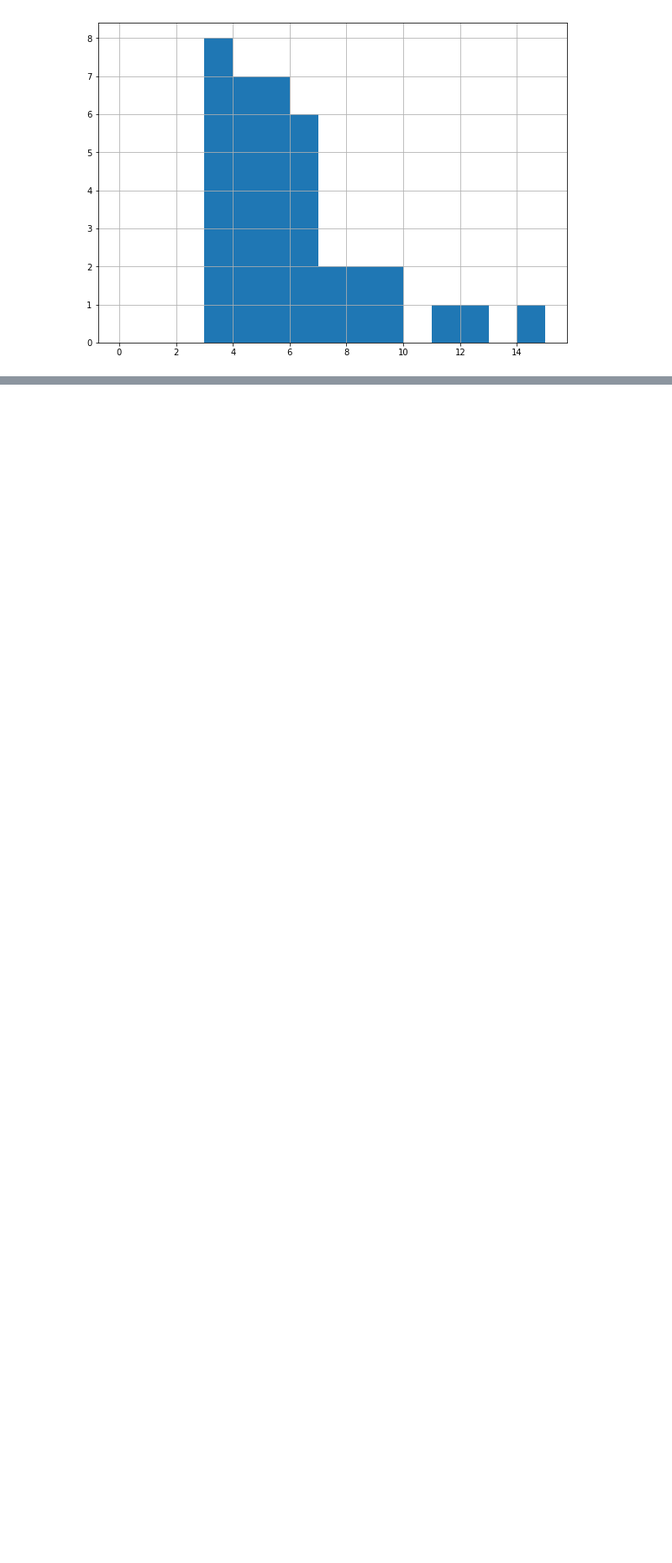
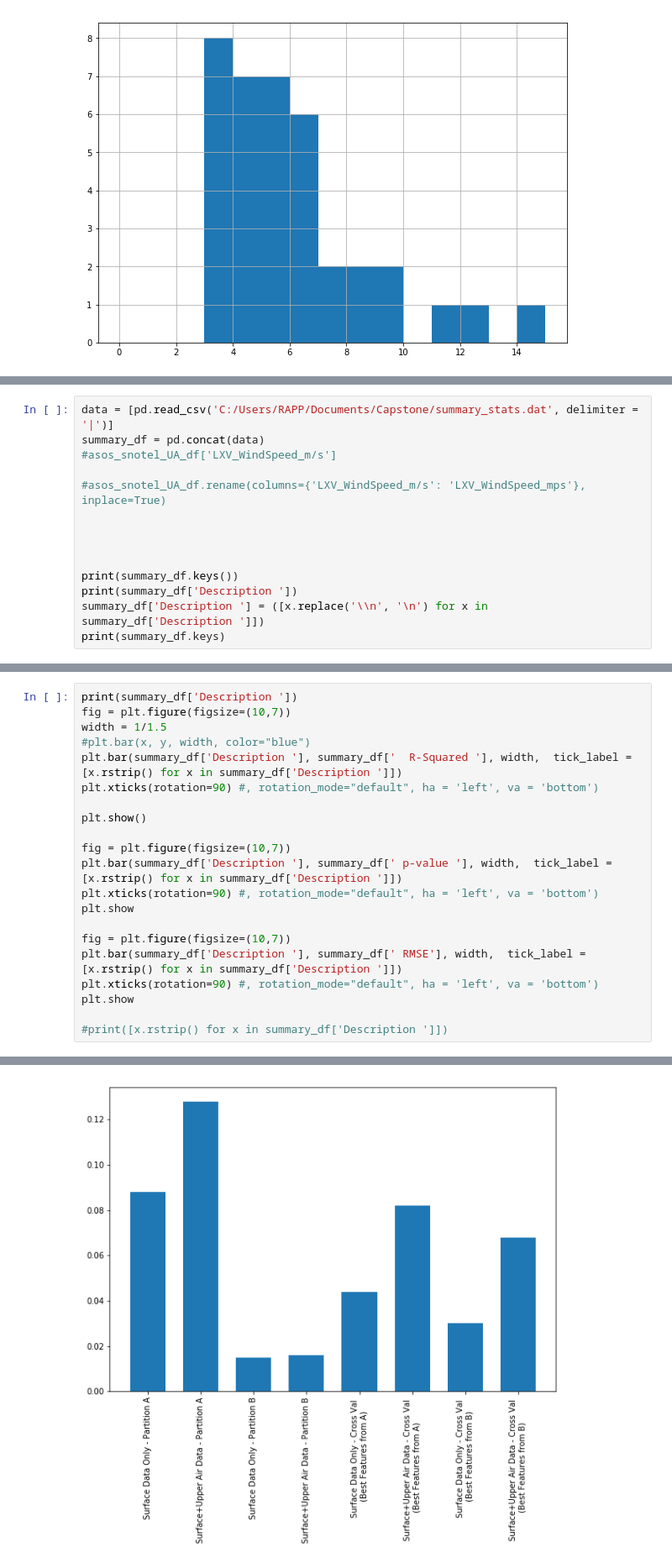
Before and after one commit to dustinrapp/Capstone_Springboard_Intermediate_Python, a Jupyter notebook: Projects/4_Snowfall_Event_Stats.ipynb, the cells around one changed output, grey strips where cells are left out. Shown at 84% size. Saved outputs shown, nothing was run; the diff lists cells and outputs as text; blank space fills up the shorter version.

```diff
--- a/Projects/4_Snowfall_Event_Stats.ipynb
+++ b/Projects/4_Snowfall_Event_Stats.ipynb
@@ -301,0 +309,14 @@ plt.savefig('C:/Users/RAPP/Documents/Capstone/Report/figs/snowfall_histogram.png
+# %%
+data = [pd.read_csv('C:/Users/RAPP/Documents/Capstone/summary_stats.dat', delimiter = '|')]
+summary_df = pd.concat(data)
+#asos_snotel_UA_df['LXV_WindSpeed_m/s']
+
+#asos_snotel_UA_df.rename(columns={'LXV_WindSpeed_m/s': 'LXV_WindSpeed_mps'}, inplace=True)
+
+
+
+
+print(summary_df.keys())
+print(summary_df['Description '])
+summary_df['Description '] = ([x.replace('\\n', '\n') for x in summary_df['Description ']])
+print(summary_df.keys)
@@ -301,0 +341,22 @@ plt.savefig('C:/Users/RAPP/Documents/Capstone/Report/figs/snowfall_histogram.png
+# %%
+print(summary_df['Description '])
+fig = plt.figure(figsize=(10,7))
+width = 1/1.5
+#plt.bar(x, y, width, color="blue")
+plt.bar(summary_df['Description '], summary_df['  R-Squared '], width,  tick_label = [x.rstrip() for x in summary_df['Description ']])
+plt.xticks(rotation=90) #, rotation_mode="default", ha = 'left', va = 'bottom')
+
+plt.show()
+
+fig = plt.figure(figsize=(10,7))
+plt.bar(summary_df['Description '], summary_df[' p-value '], width,  tick_label = [x.rstrip() for x in summary_df['Description ']])
+plt.xticks(rotation=90) #, rotation_mode="default", ha = 'left', va = 'bottom')
+plt.show
+
+fig = plt.figure(figsize=(10,7))
+plt.bar(summary_df['Description '], summary_df[' RMSE'], width,  tick_label = [x.rstrip() for x in summary_df['Description ']])
+plt.xticks(rotation=90) #, rotation_mode="default", ha = 'left', va = 'bottom')
+plt.show
+
+#print([x.rstrip() for x in summary_df['Description ']])
+# %% [output]
@@ -301,0 +372 @@ plt.savefig('C:/Users/RAPP/Documents/Capstone/Report/figs/snowfall_histogram.png
+[figure, added]
```
Also changed, not shown: parts of 4 cells of this notebook.
